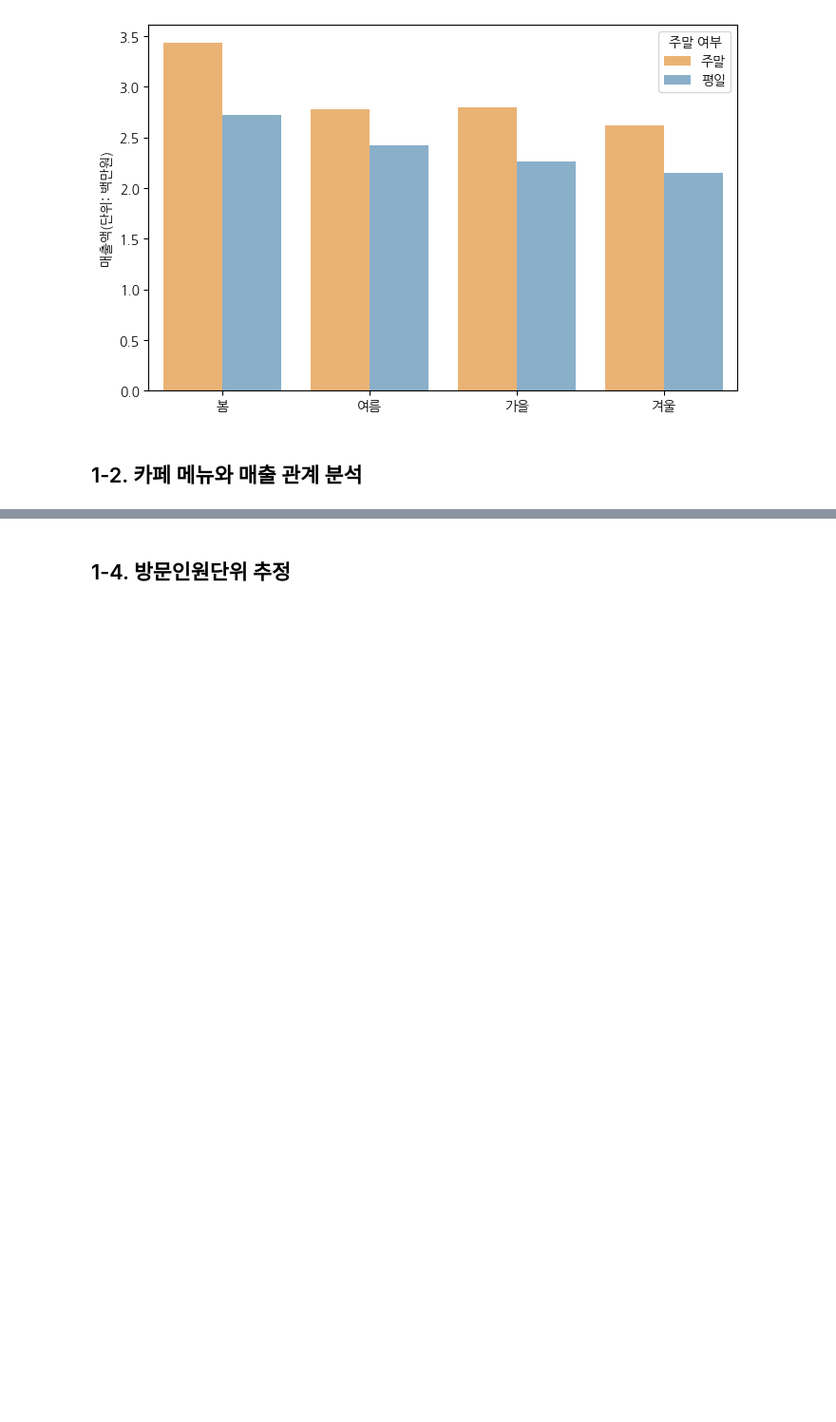
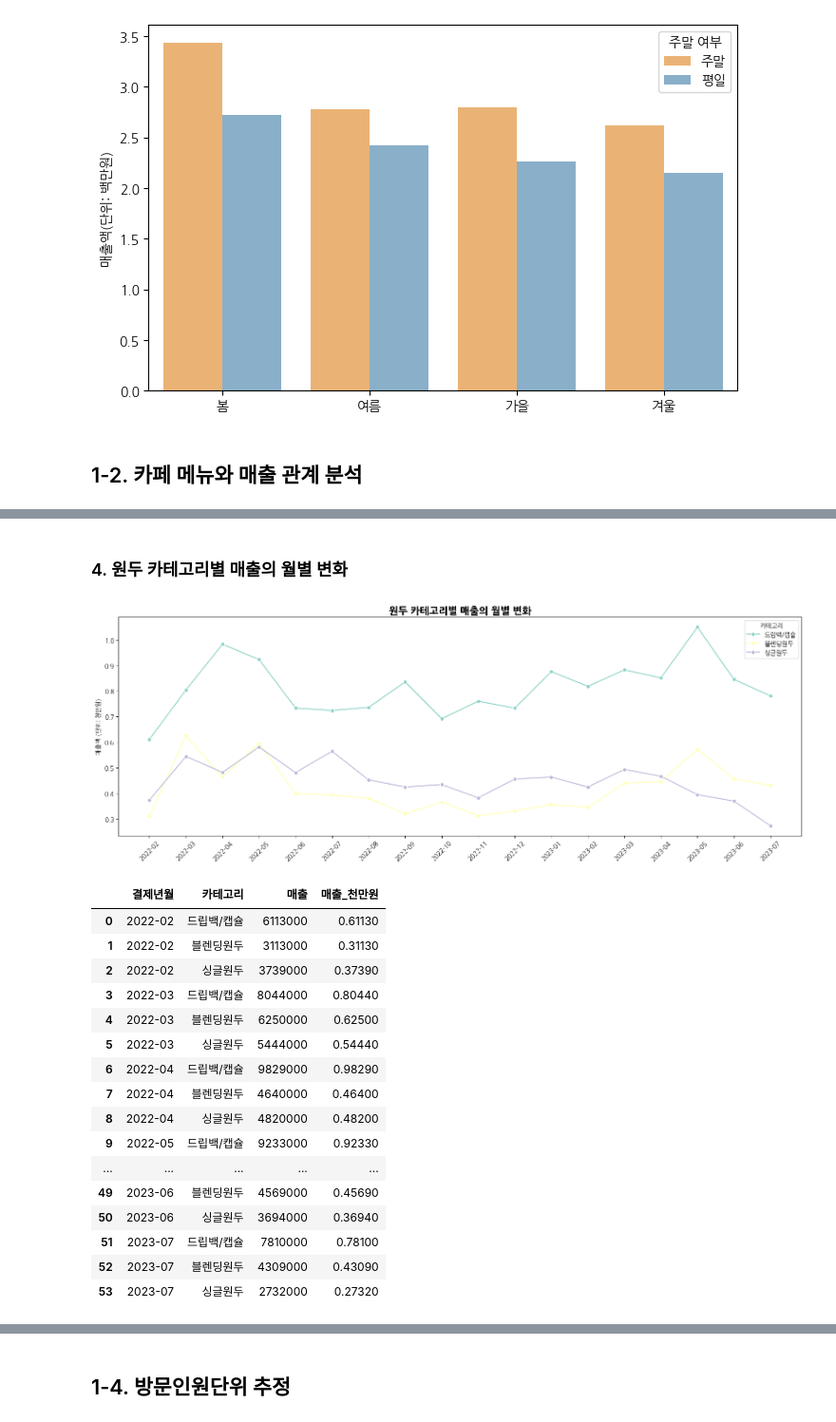
Before and after one commit to Parking93/Jeju_cafe_data_analysis_project, a Jupyter notebook: jeju_cafe_project.ipynb, the cells around one changed output, grey strips where cells are left out. Shown at 95% size. Saved outputs shown, nothing was run; the diff lists cells and outputs as text; code cells hidden in the pictures; blank space fills up the shorter version.

```diff
--- a/jeju_cafe_project.ipynb
+++ b/jeju_cafe_project.ipynb
@@ -274,0 +448,57 @@ plt.show()
+# %% [markdown]
+### 4. 원두 카테고리별 매출의 월별 변화
+# %%
+# 원두 카테고리별 매출 월별 변화
+# menu_sales_df에서 메뉴 카테고리가 원두인 데이터만 추출한다.
+bean_sales_df = menu_sales_df.loc[menu_sales_df['메뉴 카테고리'] == '원두'].copy()
+
+# 결제년월과 원두 카테고리별 매출 합계를 계산한다.
+monthly_bean_category_rev = (
+    bean_sales_df
+    .groupby(['결제년월', '카테고리'])['매출']
+    .sum()
+    .reset_index(name='매출')
+)
+
+# 그래프 해석을 쉽게 하기 위해 매출 단위를 원에서 천만원으로 변환한다.
+monthly_bean_category_rev['매출_천만원'] = monthly_bean_category_rev['매출'] / 1e7
+
+# 원두 카테고리별 매출의 월별 변화 시각화
+plt.figure(figsize=(16, 6))
+sns.lineplot(
+    data=monthly_bean_category_rev,
+    x='결제년월',
+    y='매출_천만원',
+    hue='카테고리',
+    marker='o',
+    palette=sns.color_palette('Set3'),
+)
+
+plt.title('원두 카테고리별 매출의 월별 변화', fontsize=16, weight='bold')
+plt.xlabel('')
+plt.ylabel('매출액 (단위: 천만원)')
+plt.xticks(rotation=45)
+plt.legend(title='카테고리')
+plt.tight_layout()
+plt.show()
+
+monthly_bean_category_rev
+# %% [output]
+[figure, added]
+|  | 결제년월 | 카테고리 | 매출 | 매출_천만원 |
+| 0 | 2022-02 | 드립백/캡슐 | 6113000 | 0.61130 |
+| 1 | 2022-02 | 블렌딩원두 | 3113000 | 0.31130 |
+| 2 | 2022-02 | 싱글원두 | 3739000 | 0.37390 |
+| 3 | 2022-03 | 드립백/캡슐 | 8044000 | 0.80440 |
+| 4 | 2022-03 | 블렌딩원두 | 6250000 | 0.62500 |
+| 5 | 2022-03 | 싱글원두 | 5444000 | 0.54440 |
+| 6 | 2022-04 | 드립백/캡슐 | 9829000 | 0.98290 |
+| 7 | 2022-04 | 블렌딩원두 | 4640000 | 0.46400 |
+| 8 | 2022-04 | 싱글원두 | 4820000 | 0.48200 |
+| 9 | 2022-05 | 드립백/캡슐 | 9233000 | 0.92330 |
+| ... | ... | ... | ... | ... |
+| 49 | 2023-06 | 블렌딩원두 | 4569000 | 0.45690 |
+| 50 | 2023-06 | 싱글원두 | 3694000 | 0.36940 |
+| 51 | 2023-07 | 드립백/캡슐 | 7810000 | 0.78100 |
+| 52 | 2023-07 | 블렌딩원두 | 4309000 | 0.43090 |
+| 53 | 2023-07 | 싱글원두 | 2732000 | 0.27320 |
```
Also changed, not shown: parts of 25 cells of this notebook.
